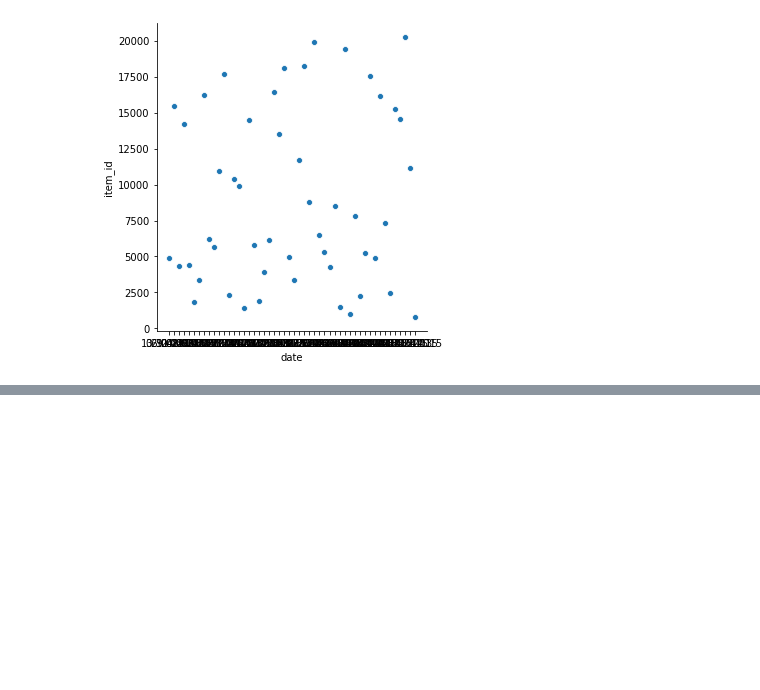
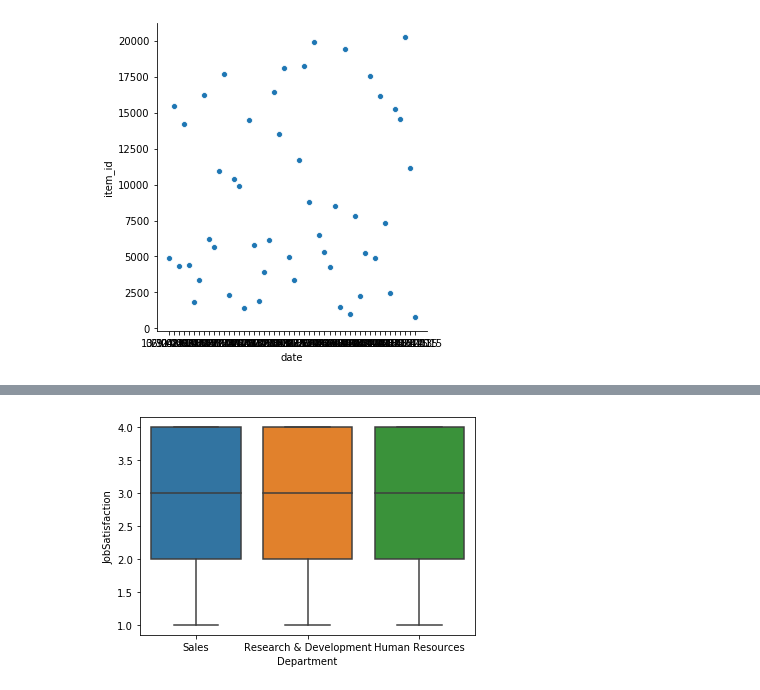
Before and after one commit to maxdev42/Python_Big_Data_Docker, a Jupyter notebook: Exercices/Exercices_partie2_dataviz.ipynb, the cells around one changed output, grey strips where cells are left out. Saved outputs shown, nothing was run; the diff lists cells and outputs as text; code cells hidden in the pictures; blank space fills up the shorter version.

```diff
--- a/Exercices/Exercices_partie2_dataviz.ipynb
+++ b/Exercices/Exercices_partie2_dataviz.ipynb
@@ -118,0 +143,4 @@ sns.relplot(x='date',y='item_id',data=sales_data_sample, sizes=(20, 6))
+# %%
+graphBoxplot = sns.boxplot(x='Department', y='JobSatisfaction', data=ibm_data)
+# %% [output]
+[figure, added]
```
Also changed, not shown: parts of 8 cells of this notebook.
